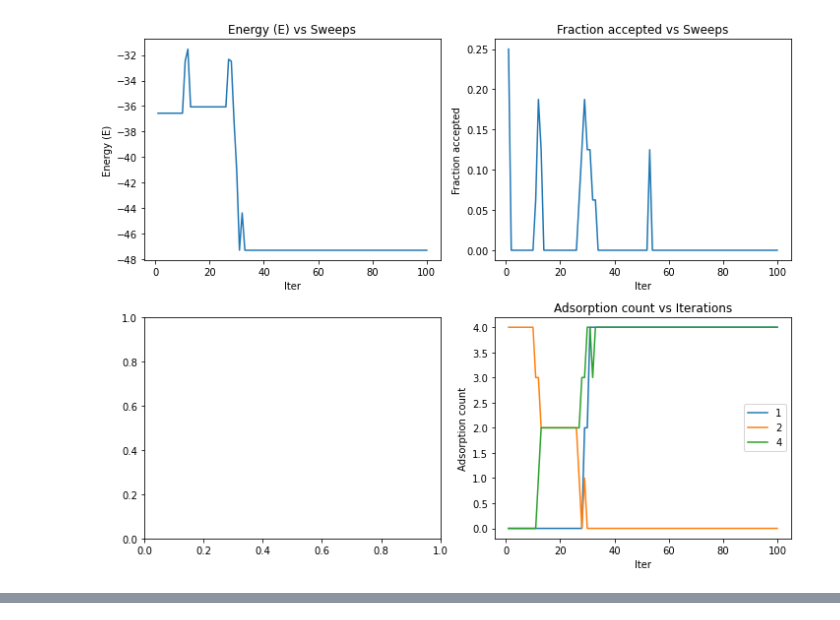
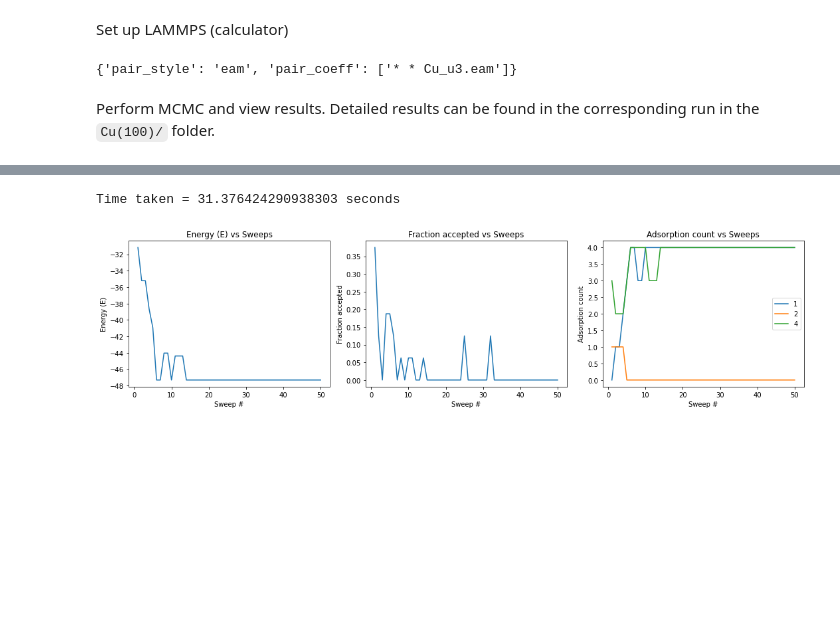
Before and after one commit to learningmatter-mit/surface-sampling, a Jupyter notebook: tutorials/example.ipynb, the cells around one changed output, grey strips where cells are left out. Drawn from its saved outputs; the diff is of its cells as text; code cells hidden in the pictures; blank space fills up the shorter version.

```diff
--- a/tutorials/example.ipynb
+++ b/tutorials/example.ipynb
@@ -79,25 +24,35 @@ array([-36.55821387, -36.55821387, -36.55821387, -36.55821387,
-# %%
-import matplotlib.pyplot as plt
-runs = range(1, num_sweeps+1)
-# some plots
-fig, ax = plt.subplots(2, 2, figsize=(10, 8))
-ax[0, 0].plot(runs, energy_hist)
-ax[0, 0].set_xlabel("Iter")
-ax[0, 0].set_ylabel("Energy (E)")
-ax[0, 0].set_title("Energy (E) vs Sweeps")
-
-ax[0, 1].plot(runs, frac_accept_hist)
-ax[0, 1].set_xlabel("Iter")
-ax[0, 1].set_ylabel("Fraction accepted")
-ax[0, 1].set_title("Fraction accepted vs Sweeps")
-
-ax[1, 1].plot(runs, np.array(list(adsorption_count_hist.values())).T)
-ax[1, 1].set_xlabel("Iter")
-ax[1, 1].set_ylabel("Adsorption count")
-ax[1, 1].legend(adsorption_count_hist.keys())
-ax[1, 1].set_title("Adsorption count vs Iterations")
-
-fig.show()
-fig.tight_layout()
-# %% [output]
-[figure, removed]
+# %% [markdown]
+Set up LAMMPS (calculator)
+# %%
+# use LAMMPS
+optimizer = 'LAMMPS'
+parameters = {
+    'pair_style': 'eam',
+    'pair_coeff': ['* * Cu_u3.eam']
+}
+
+# set up the LAMMPS calculator
+potential_file = os.path.join(os.environ["LAMMPS_POTENTIALS"], 'Cu_u3.eam')
+lammps_calc = LAMMPS(files=[potential_file], keep_tmp_files=False, keep_alive=False, tmp_dir=os.path.join(os.path.expanduser('~'), "tmp_files"))
+lammps_calc.set(**parameters)
+# %% [output]
+{'pair_style': 'eam', 'pair_coeff': ['* * Cu_u3.eam']}
+# %% [markdown]
+Perform MCMC and view results. Detailed results can be found in the corresponding run in the `Cu(100)/` folder.
+# %%
+mcmc = MCMC(calc=lammps_calc, canonical=False, testing=False, surface_name=surface_name,
+            element=element, adsorbates=element,
+            relax=False, optimizer=optimizer) # no relaxation
+
+start = perf_counter()
+# call the main function
+mcmc.mcmc_run(num_sweeps=num_sweeps,
+    temp=temp,
+    pot=chem_pot,
+    alpha=alpha,
+    slab=slab
+    )
+
+stop = perf_counter()
+print(f"Time taken = {stop - start} seconds")
+# %% [output]
@@ -103,0 +76,2 @@ fig.tight_layout()
+Time taken = 31.376424290938303 seconds
+[figure, added]
```
Also changed, not shown: parts of 5 cells of this notebook, 4 other files.
